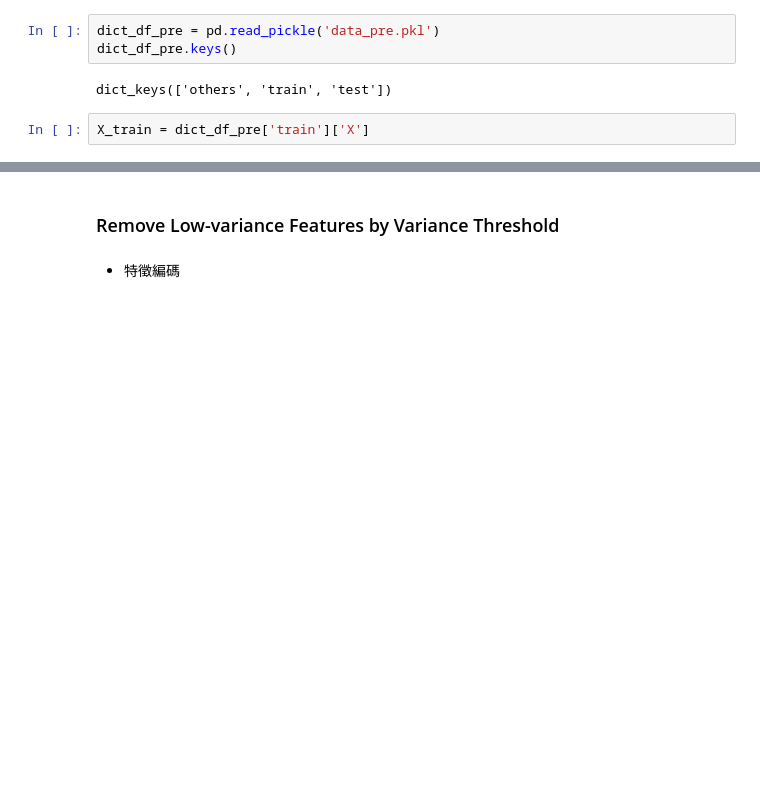
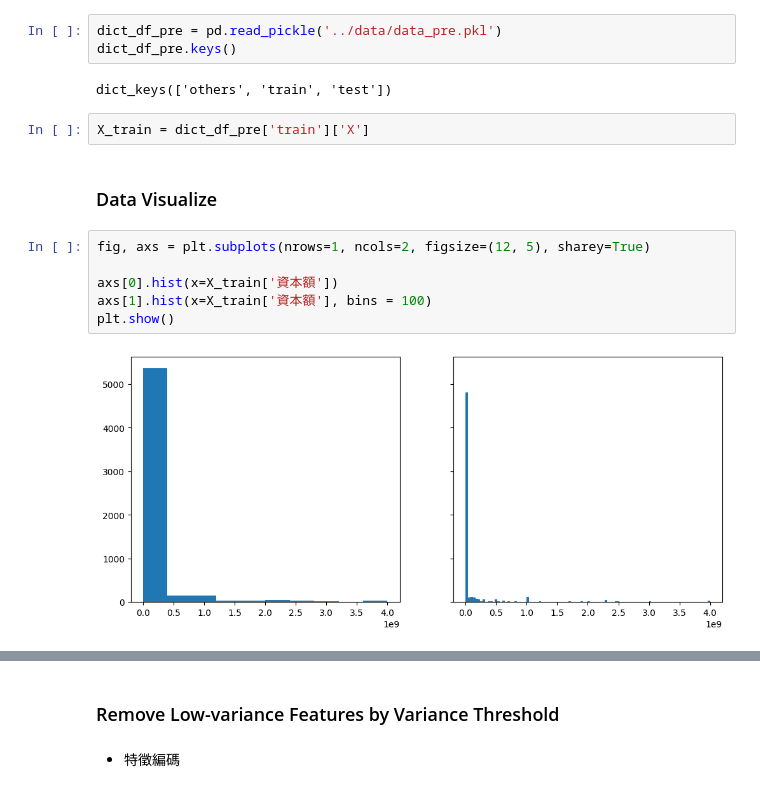
Before and after one commit to godgodgod11101/ML_ExpFood, a Jupyter notebook: ExpFood_Restaurant/ipynb/FeatureSelection.ipynb, the cells around one changed output, grey strips where cells are left out. Drawn from its saved outputs; the diff is of its cells as text; blank space fills up the shorter version.

Commit message:
250429
try subplots

```diff
--- a/ExpFood_Restaurant/ipynb/FeatureSelection.ipynb
+++ b/ExpFood_Restaurant/ipynb/FeatureSelection.ipynb
@@ -8,9 +21,19 @@ from sklearn.feature_selection import VarianceThreshold    # 移除低變異特
 # %% [markdown]
 ### Data Import
 # %%
-dict_df_pre = pd.read_pickle('data_pre.pkl')
+dict_df_pre = pd.read_pickle('../data/data_pre.pkl')
 dict_df_pre.keys()
 # %% [output]
 dict_keys(['others', 'train', 'test'])
 # %%
 X_train = dict_df_pre['train']['X']
+# %% [markdown]
+### Data Visualize
+# %%
+fig, axs = plt.subplots(nrows=1, ncols=2, figsize=(12, 5), sharey=True)
+
+axs[0].hist(x=X_train['資本額'])
+axs[1].hist(x=X_train['資本額'], bins = 100)
+plt.show()
+# %% [output]
+[figure, added]
```
Also changed, not shown: parts of 6 cells of this notebook, 1 other file.
